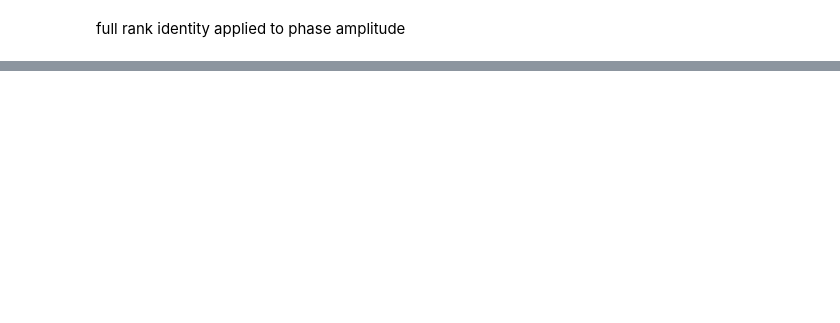
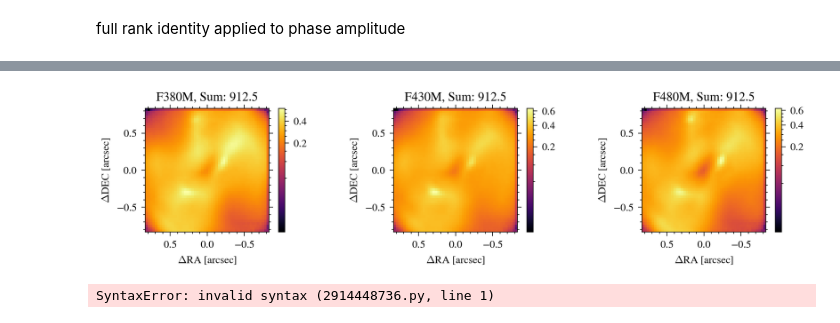
Before and after one commit to JonahDG/frito, a Jupyter notebook: notebooks/demo_deconvolve_sim_disk.ipynb, the cells around one changed output, grey strips where cells are left out. Cells and saved outputs as stored; diff of their text form; code cells hidden in the pictures; blank space fills up the shorter version.

```diff
--- a/notebooks/demo_deconvolve_sim_disk.ipynb
+++ b/notebooks/demo_deconvolve_sim_disk.ipynb
@@ -480,0 +511,27 @@ plotting.plot(result.history)
+# %%
+fig, ax = plt.subplots(1, 3, figsize=(8, 2))
+
+for idx, oi in enumerate(ois):
+    dist = result.model.get_distribution(oi, exponentiate=False)
+
+    c0 = drt.plotting.plot_result(
+        ax[idx],
+        # dist.at[init_dist.shape[0] // 2, init_dist.shape[1] // 2].set(
+        #     np.nan
+        # ),
+        dist,
+        pixel_scale=dlu.rad2arcsec(model.pscale_in),
+        cmap=inferno,
+        norm=mpl.colors.PowerNorm(0.3),
+    )
+    fig.colorbar(c0, ax=ax[idx])
+    ax[idx].set(title=f"{oi.filter}, Sum: {init_dist.sum():.1f}")
+
+plt.tight_layout()
+plt.show()
+# %% [output]
+[figure, added]
+# %%
+result.model.get_distribution(oi, exponentiate=False)
+# %% [output]
+SyntaxError: invalid syntax (2914448736.py, line 1)
```
Also changed, not shown: parts of 18 cells of this notebook, 8 other files.
